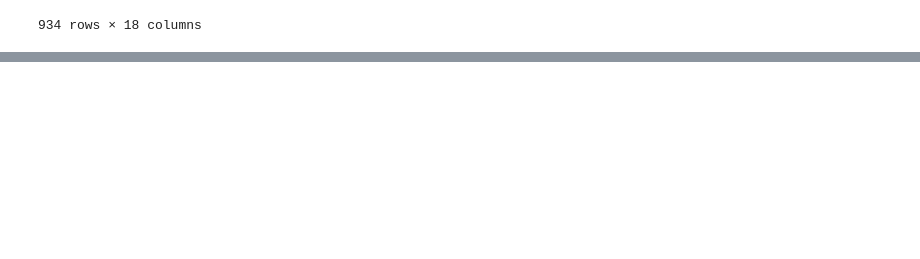
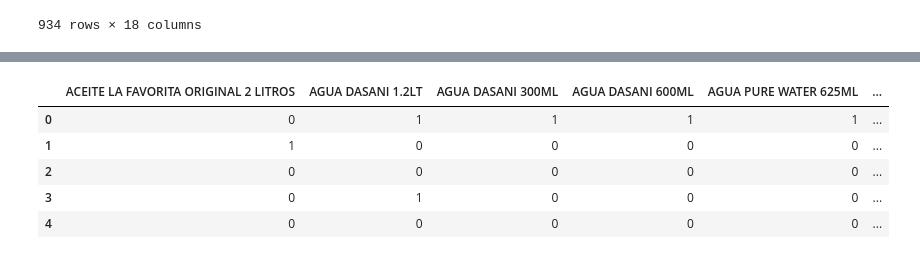
Before and after one commit to jluisorellanar/Relaciones-productos, a Jupyter notebook: Relaciones.ipynb, the cells around one changed output, grey strips where cells are left out. Cells and saved outputs as stored; diff of their text form; code cells hidden in the pictures; blank space fills up the shorter version.

```diff
--- a/Relaciones.ipynb
+++ b/Relaciones.ipynb
@@ -393,0 +429,16 @@ dfModelo
+# %%
+data = df_agrupado_apriorv2['ITEM'].str.split(',').tolist()
+from mlxtend.preprocessing import TransactionEncoder
+import pandas as pd
+
+te = TransactionEncoder()
+te_data = te.fit(data).transform(data)
+df_encoded = pd.DataFrame(te_data, columns=te.columns_).astype(int)
+df_encoded.head()
+# %% [output]
+|  | ACEITE LA FAVORITA ORIGINAL 2 LITROS | AGUA DASANI 1.2LT | AGUA DASANI 300ML | AGUA DASANI 600ML | AGUA PURE WATER 625ML | ... |
+| 0 | 0 | 1 | 1 | 1 | 1 | ... |
+| 1 | 1 | 0 | 0 | 0 | 0 | ... |
+| 2 | 0 | 0 | 0 | 0 | 0 | ... |
+| 3 | 0 | 1 | 0 | 0 | 0 | ... |
+| 4 | 0 | 0 | 0 | 0 | 0 | ... |
```
Also changed, not shown: parts of 13 cells of this notebook, 1 other file.
